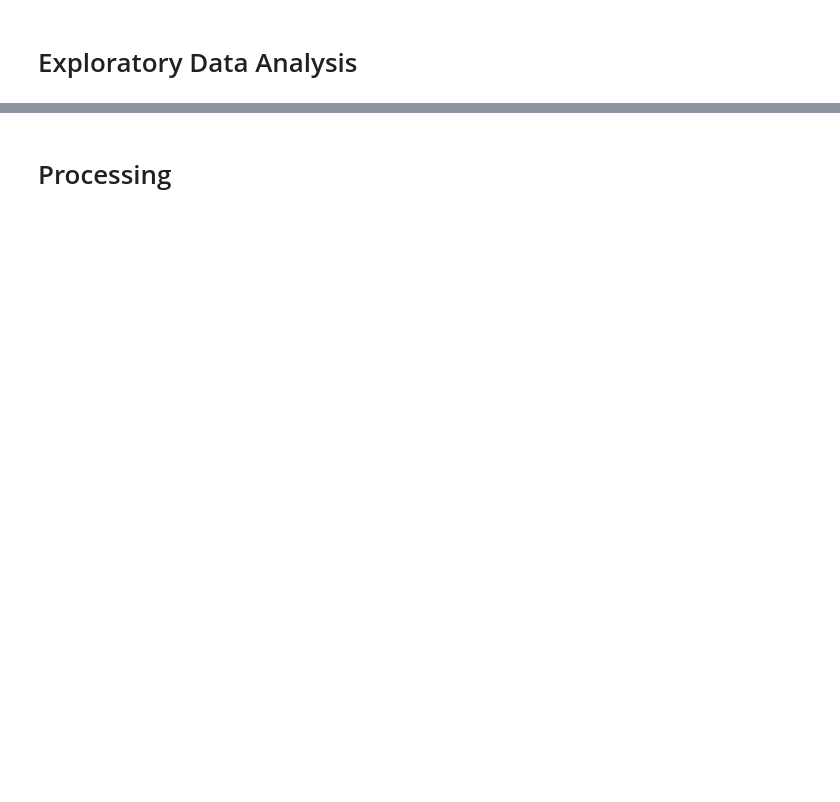
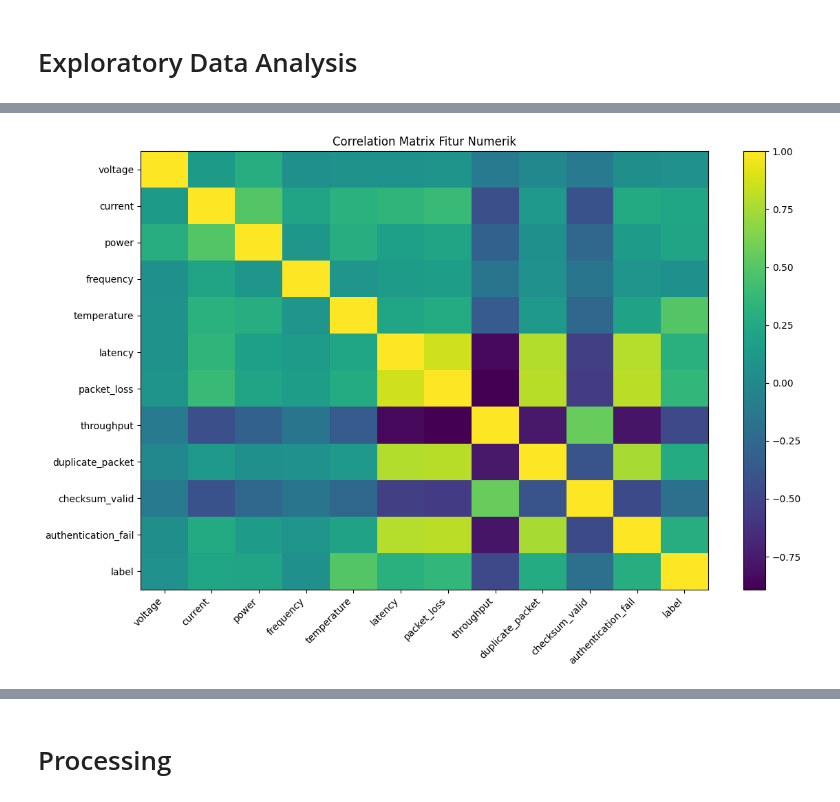
Before and after one commit to rrrambatsigma/project-kda-kelompok3, a Jupyter notebook: notebook/TemplatePipelinePrediksi.ipynb, the cells around one changed output, grey strips where cells are left out. Saved outputs shown, nothing was run; the diff lists cells and outputs as text; code cells hidden in the pictures; blank space fills up the shorter version.

```diff
--- a/notebook/TemplatePipelinePrediksi.ipynb
+++ b/notebook/TemplatePipelinePrediksi.ipynb
@@ -67,0 +503,6 @@ dataset.isna().sum()
+# %%
+correlation_columns = numeric_feature_columns + ["label"]
+
+correlation_matrix = data[correlation_columns].corr()
+
+display(correlation_matrix)
@@ -67,0 +523,27 @@ dataset.isna().sum()
+# %%
+plt.figure(figsize=(12, 8))
+
+plt.imshow(
+    correlation_matrix,
+    aspect="auto"
+)
+
+plt.colorbar()
+
+plt.xticks(
+    range(len(correlation_matrix.columns)),
+    correlation_matrix.columns,
+    rotation=45,
+    ha="right"
+)
+
+plt.yticks(
+    range(len(correlation_matrix.columns)),
+    correlation_matrix.columns
+)
+
+plt.title("Correlation Matrix Fitur Numerik")
+plt.tight_layout()
+plt.show()
+# %% [output]
+[figure, added]
```
Also changed, not shown: parts of 165 cells of this notebook, 10 other files.
